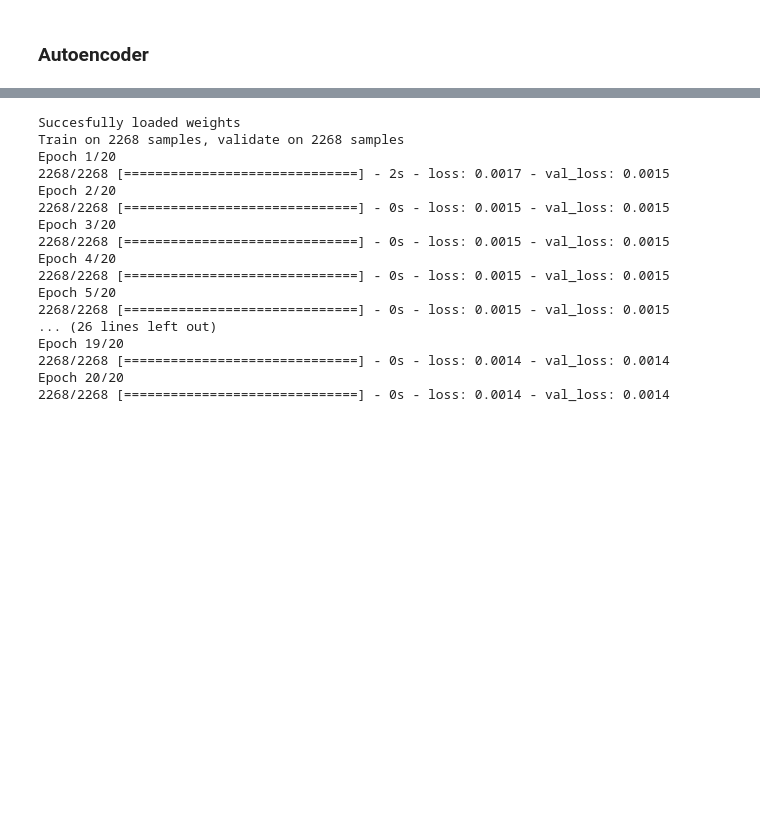
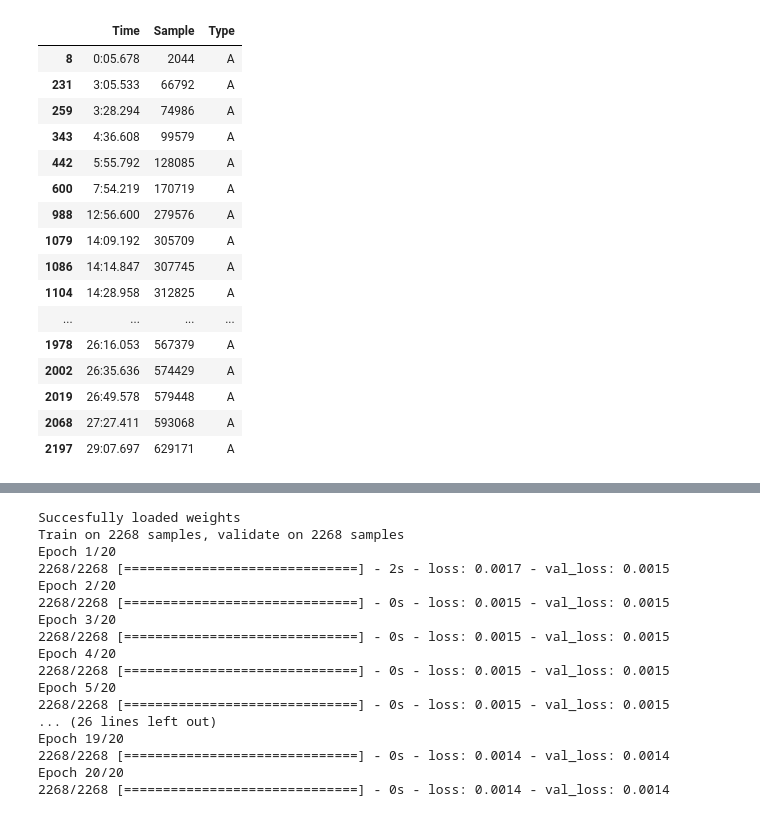
Before and after one commit to piotrbazan/machine-learning, a Jupyter notebook: projects/ecg/ecg.ipynb, the cells around one changed output, grey strips where cells are left out. Drawn from its saved outputs; the diff is of its cells as text; code cells hidden in the pictures; blank space fills up the shorter version.

```diff
--- a/projects/ecg/ecg.ipynb
+++ b/projects/ecg/ecg.ipynb
@@ -15,9 +14,10 @@ Using TensorFlow backend.
 # %%
 def load_data():
-    ann = pd.read_csv('100.csv')
+    path = 'dataset'
+    ann = pd.read_csv('dataset/0.ann.gz')
     ann.drop(['Sub', 'Chan', 'Num', 'Aux'], axis = 1, inplace=True)
-    sig = pd.read_csv('100.sig.csv')
+    ann.describe()
+    sig = pd.read_csv('dataset/0.sig.gz')
     scaler = MinMaxScaler()
-    #scaler = StandardScaler()
     sig[['MLII', 'V5']] = scaler.fit_transform(sig[['MLII', 'V5']])
     return ann, sig
@@ -24,3 +26,23 @@ def load_data():
+# %%
+ann[ann['Type'].isin(['A'])]
+# %% [output]
+|  | Time | Sample | Type |
+| 8 | 0:05.678 | 2044 | A |
+| 231 | 3:05.533 | 66792 | A |
+| 259 | 3:28.294 | 74986 | A |
+| 343 | 4:36.608 | 99579 | A |
+| 442 | 5:55.792 | 128085 | A |
+| 600 | 7:54.219 | 170719 | A |
+| 988 | 12:56.600 | 279576 | A |
+| 1079 | 14:09.192 | 305709 | A |
+| 1086 | 14:14.847 | 307745 | A |
+| 1104 | 14:28.958 | 312825 | A |
+| ... | ... | ... | ... |
+| 1978 | 26:16.053 | 567379 | A |
+| 2002 | 26:35.636 | 574429 | A |
+| 2019 | 26:49.578 | 579448 | A |
+| 2068 | 27:27.411 | 593068 | A |
+| 2197 | 29:07.697 | 629171 | A |
 # %%
 def plot(sample, delta = 392):
     plt.figure(figsize=(14,12))
@@ -40,5 +62,3 @@ def plot(sample, delta = 392):
         sig1.plot()
 # %%
 #plot(599, 392)
-# %% [markdown]
-### Autoencoder
```
Also changed, not shown: parts of 9 cells of this notebook, 4 other files.
